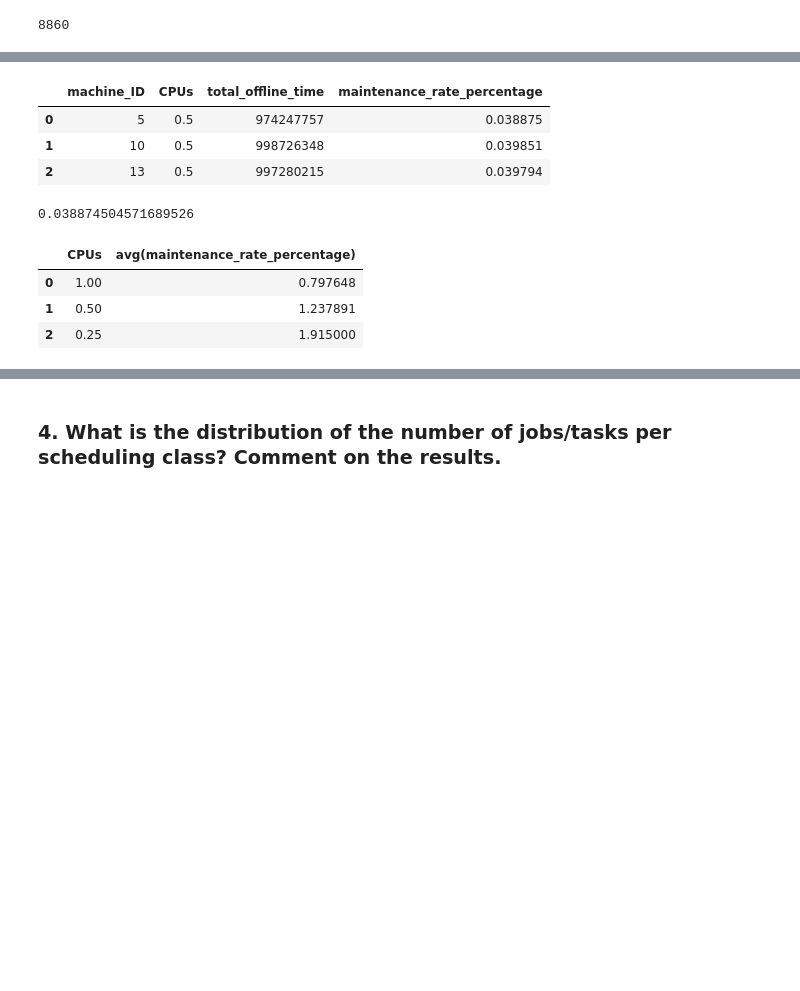
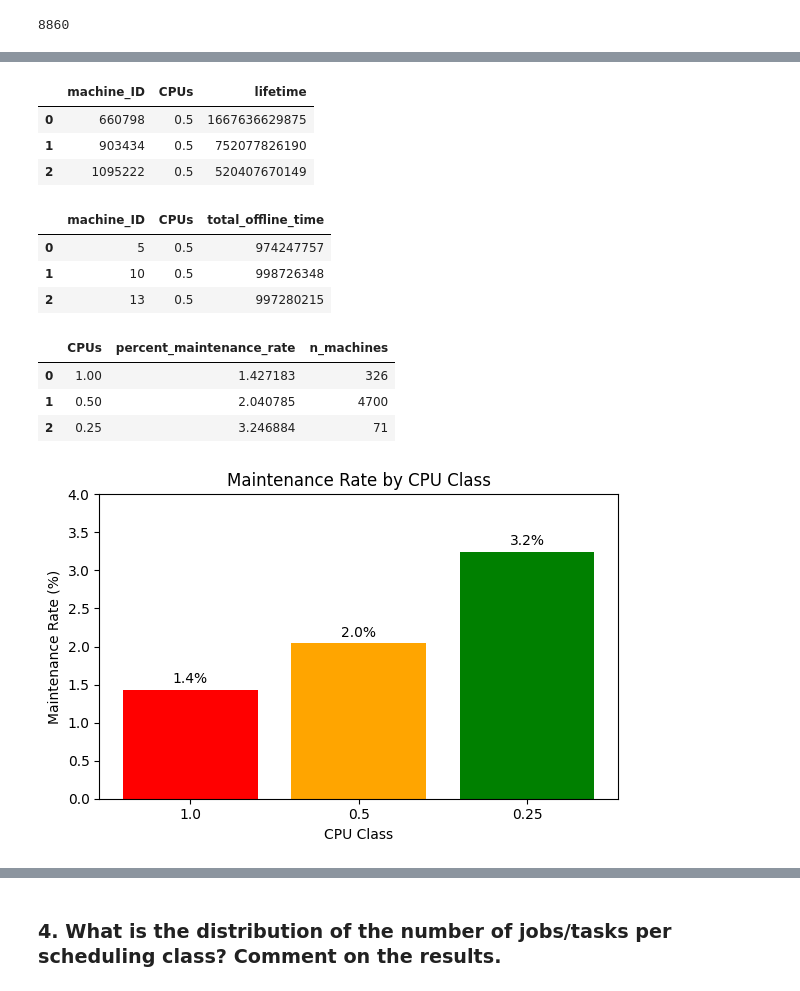
Before and after one commit to len-rtz/LDMS-google-traces-spark, a Jupyter notebook: google_cluster_analysis.ipynb, the cells around one changed output, grey strips where cells are left out. Saved outputs shown, nothing was run; the diff lists cells and outputs as text; code cells hidden in the pictures; blank space fills up the shorter version.

```diff
--- a/google_cluster_analysis.ipynb
+++ b/google_cluster_analysis.ipynb
@@ -229,25 +209,59 @@ df_offline_times.limit(3).toPandas()
-# %%
-df_offline_times = df_offline_times.withColumn(
-    "maintenance_rate_percentage",
-    F.col("total_offline_time").cast("double") * 100 / total_time)
-df_offline_times.limit(3).toPandas()
-# %% [output]
-|  | machine_ID | CPUs | total_offline_time | maintenance_rate_percentage |
-| 0 | 5 | 0.5 | 974247757 | 0.038875 |
-| 1 | 10 | 0.5 | 998726348 | 0.039851 |
-| 2 | 13 | 0.5 | 997280215 | 0.039794 |
-# %%
-# manually check for machine 5
-974247757 / 2506135493517 * 100
-# %% [output]
-0.038874504571689526
-# %%
-df_offline_times.groupBy("CPUs").agg(F.avg("maintenance_rate_percentage")).toPandas()
-# %% [output]
-|  | CPUs | avg(maintenance_rate_percentage) |
-| 0 | 1.00 | 0.797648 |
-| 1 | 0.50 | 1.237891 |
-| 2 | 0.25 | 1.915000 |
+# %%
+df_machine_lifetime = df_machines.groupBy("machine_ID", "CPUs").agg((F.max("timestamp") - F.min("timestamp")).alias("lifetime"))
+df_machine_lifetime = df_machine_lifetime.filter(F.col("lifetime")>0)
+df_machine_lifetime.limit(3).toPandas()
+# %% [output]
+|  | machine_ID | CPUs | lifetime |
+| 0 | 660798 | 0.5 | 1667636629875 |
+| 1 | 903434 | 0.5 | 752077826190 |
+| 2 | 1095222 | 0.5 | 520407670149 |
+# %%
+df_offline_times = df_reloaded.groupBy("machine_ID", "CPUs").agg(F.sum("offline_time").alias("total_offline_time"))
+df_offline_times.limit(3).toPandas()
+# %% [output]
+|  | machine_ID | CPUs | total_offline_time |
+| 0 | 5 | 0.5 | 974247757 |
+| 1 | 10 | 0.5 | 998726348 |
+| 2 | 13 | 0.5 | 997280215 |
+# %%
+df_machine_times = df_machine_lifetime.join(df_offline_times, ["machine_ID", "CPUs"])
+
+# total_time_lost = maintenance_rate
+df_maintenance = df_machine_times.groupBy("CPUs").agg(
+    (F.sum("total_offline_time") / F.sum("lifetime") * 100).alias("percent_maintenance_rate"),
+    F.count("*").alias("n_machines")
+)
+
+df_maintenance.limit(3).toPandas()
+# %% [output]
+|  | CPUs | percent_maintenance_rate | n_machines |
+| 0 | 1.00 | 1.427183 | 326 |
+| 1 | 0.50 | 2.040785 | 4700 |
+| 2 | 0.25 | 3.246884 | 71 |
 # %%
-# todo: some plot
+# Visualization
+df_plot = df_maintenance.select('CPUs', 'percent_maintenance_rate').toPandas()
+
+# Convert CPUs to string for categorical plotting
+cpus_list = df_plot['CPUs'].astype(str).tolist()
+rates_list = df_plot['percent_maintenance_rate'].tolist()
+
+plt.figure(figsize=(6, 4))
+bars = plt.bar(cpus_list, rates_list, color=['red', 'orange', 'green'])
+
+for bar in bars:
+    height = bar.get_height()
+    plt.text(bar.get_x() + bar.get_width()/2., height + 0.05,
+             f'{height:.1f}%', ha='center', va='bottom')
+
+plt.xlabel('CPU Class')
+plt.ylabel('Maintenance Rate (%)')
+plt.title('Maintenance Rate by CPU Class')
+plt.ylim(0, 4)
+plt.savefig('images/cpu_maintenance_rate.png', dpi=300, bbox_inches='tight')
+
+plt.tight_layout()
+plt.show()
+# %% [output]
+[figure, added]
 # %% [markdown]
```
Also changed, not shown: parts of 16 cells of this notebook, 1 other file.
